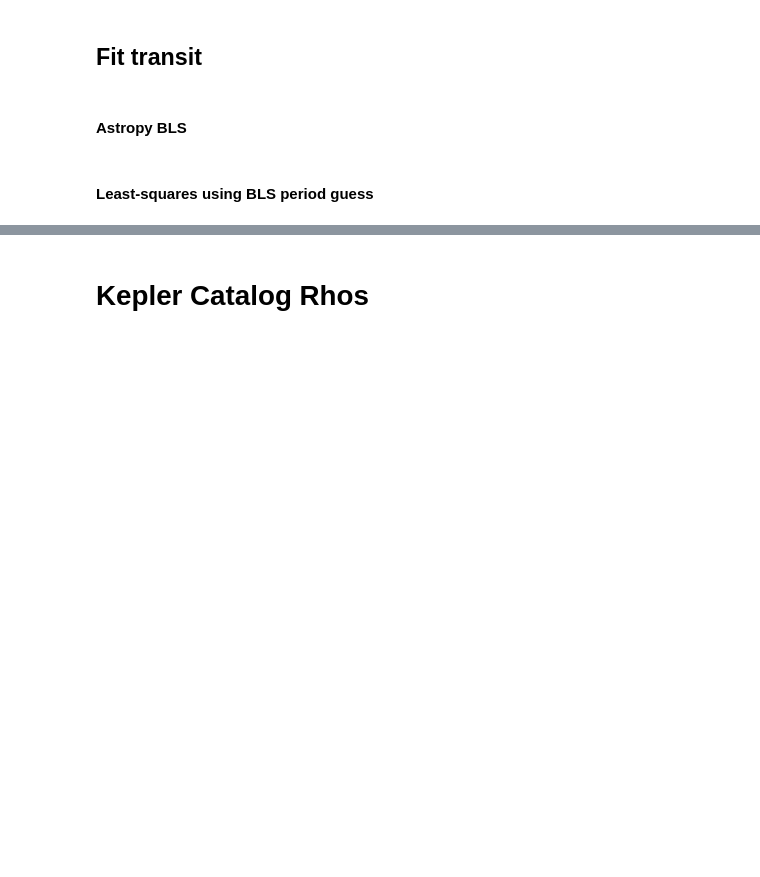
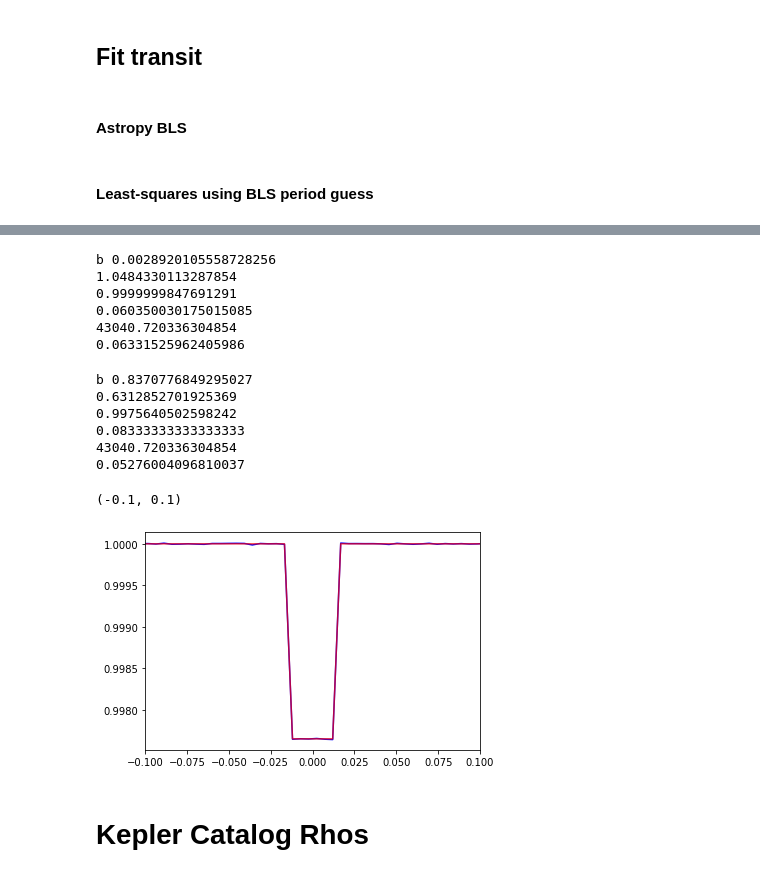
Before and after one commit to ssagear/photoeccentric, a Jupyter notebook: notebooks/testing_e_code.ipynb, the cells around one changed output, grey strips where cells are left out. Cells and saved outputs as stored; diff of their text form; code cells hidden in the pictures; blank space fills up the shorter version.

```diff
--- a/notebooks/testing_e_code.ipynb
+++ b/notebooks/testing_e_code.ipynb
@@ -141,0 +179,6 @@ fit = planetlc(time, *popt)
+# %%
+p0 = [per_guess, rprs_2, a, i]
+params2 = [popt[0], popt[1], 12.0, 86.0]
+
+fit = planetlc(time, popt[0], popt[1], popt[2], popt[3])
+fit2 = planetlc(time, params2[0], params2[1], params2[2], params2[3])
@@ -142,3 +200,8 @@ fit = planetlc(time, *popt)
 # %%
 ttime = time[2470:2530]
+tflux = nflux[2470:2530]
 tfit = fit[2470:2530]
+tfit2 = fit2[2470:2530]
+# %%
+#popt, pcov = curve_fit(ph.planetlc_fitter, xdata=ttime, ydata=tflux, p0=p0, bounds=((-np.inf, -np.inf, 0.0, 0), (np.inf, np.inf, 100.0, 90.0)))
+popt, pcov = curve_fit(ph.planetlc_fitter, xdata=ttime, ydata=tflux, p0=p0)
@@ -145 +212,7 @@ tfit = fit[2470:2530]
+# %%
+p0 = [per_guess, rprs_2, 12.0, 86.0]
+params2 = [popt[0], popt[1], 12.0, 86.0]
+
+fit = planetlc(time, popt[0], popt[1], popt[2], popt[3])
+fit2 = planetlc(time, params2[0], params2[1], params2[2], params2[3])
 # %%
@@ -185,3 +254,41 @@ plt.xlim(-0.1, 0.1)
+# %%
+T14 = ph.get_T14(p_f, rprs_f, a_f, i_f)
+T14err = 0.0001*86400
+
+T23 = ph.get_T23(p_f, rprs_f, a_f, i_f)
+T23err = 0.0001*86400
+# %% [output]
+b 0.0028920105558728256
+1.0484330113287854
+0.9999999847691291
+0.060350030175015085
+43040.720336304854
+0.06331525962405986
+# %%
+T142 = ph.get_T14(p_f2, rprs_f2, a_f2, i_f2)
+T14err2 = 0.0001*86400
+
+T232 = ph.get_T23(p_f2, rprs_f2, a_f2, i_f2)
+T23err2 = 0.0001*86400
+# %% [output]
+b 0.8370776849295027
+0.6312852701925369
+0.9975640502598242
+0.08333333333333333
+43040.720336304854
+0.05276004096810037
+# %%
+plt.plot(time, nflux, c='blue', alpha=1.0)
+plt.plot(time, fit, c='red', alpha=0.7)
+#plt.plot(time, fit2, c='green', alpha=0.7)
+# plt.axvline(0.0-(T14/86400.0)/2.0, c='b', alpha=0.3)
+# plt.axvline(0.0+(T14/86400.0)/2.0, c='b', alpha=0.3)
+# plt.axvline(0.0-(T23/86400.0)/2.0, c='r', alpha=0.3)
+# plt.axvline(0.0+(T23/86400.0)/2.0, c='r', alpha=0.3)
+plt.xlim(-0.1, 0.1)
+# %% [output]
+(-0.1, 0.1)
+[figure, added]
 # %% [markdown]
 # Kepler Catalog Rhos
 # %%
```
Also changed, not shown: parts of 51 cells of this notebook, 4 other files.
